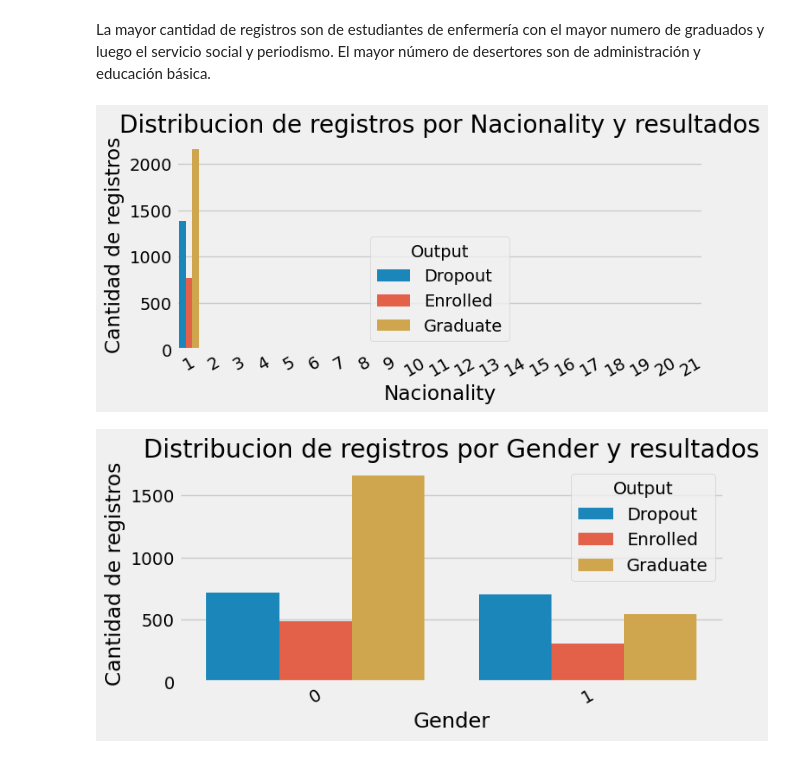
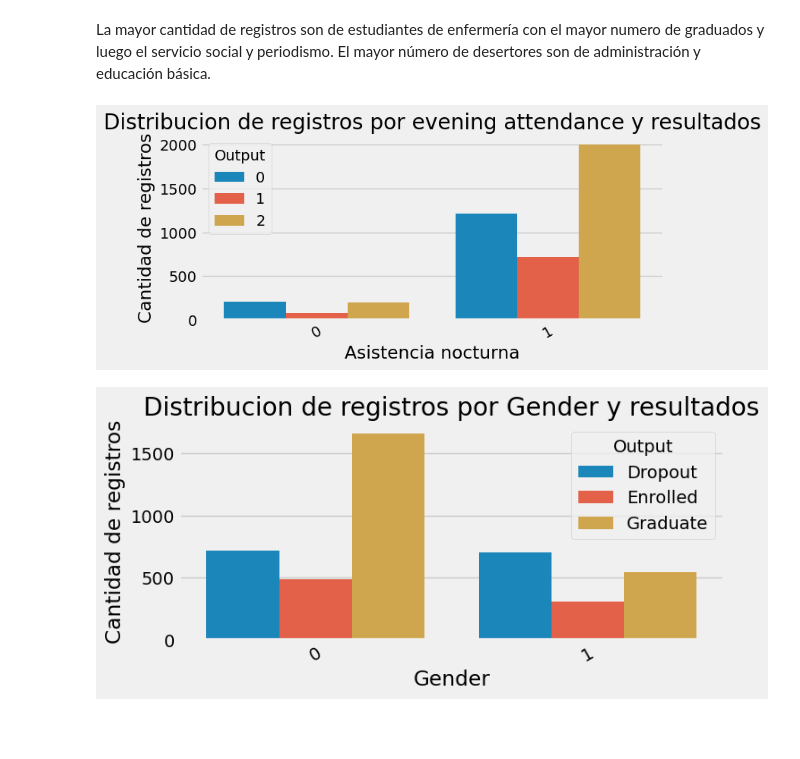
Before and after one commit to AntonioDilone/Dropout-Analysis, a Jupyter notebook: DropoutAnalysis.ipynb, the cells around one changed output. Drawn from its saved outputs; the diff is of its cells as text; code cells hidden in the pictures; blank space fills up the shorter version.

```diff
--- a/DropoutAnalysis.ipynb
+++ b/DropoutAnalysis.ipynb
@@ -177,17 +177,17 @@ plt.show()
 # %% [markdown]
 La mayor cantidad de registros son de estudiantes de enfermería con el mayor numero de graduados y luego el servicio social y periodismo. El mayor número de desertores son de administración y educación básica.
 # %%
-counts = df.groupby(['Nacionality', 'Output']).size().reset_index(name='Count')
+counts = df.groupby(['evening attendance', 'Output']).size().reset_index(name='Count')
 counts['Output'] = counts['Output'].astype(str)
 plt.figure(figsize=(7,3))
-sns.barplot(data = counts, x='Nacionality', y ='Count', hue='Output')
+sns.barplot(data = counts, x='evening attendance', y ='Count', hue='Output')
 plt.ylabel('Cantidad de registros')
-plt.xlabel('Nacionality')
-plt.title('Distribucion de registros por Nacionality y resultados')
+plt.xlabel('Asistencia nocturna')
+plt.title('Distribucion de registros por evening attendance y resultados')
 plt.xticks(rotation=30)
 plt.show()
 # %% [output]
-[figure, old version]
+[figure, new version]
 # %%
 counts = df.groupby(['Gender', 'Output']).size().reset_index(name='Count')
 counts['Output'] = counts['Output'].astype(str)
```
Also changed, not shown: parts of 12 cells of this notebook.
